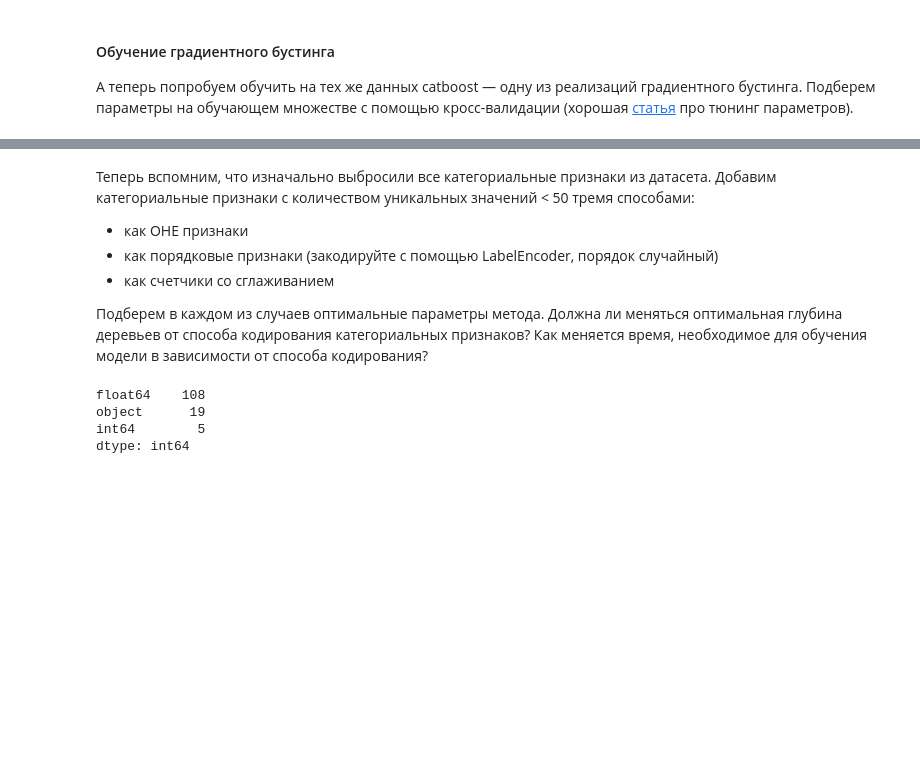
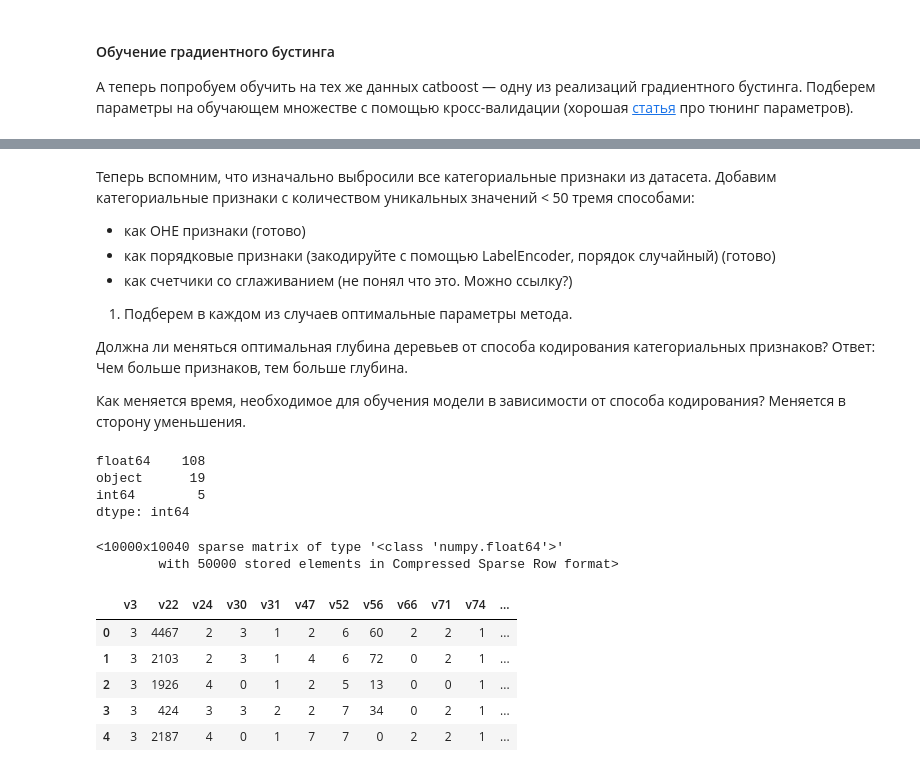
Before and after one commit to vbaryshev4/Data_Science, a Jupyter notebook: hw05/task5.ipynb, the cells around one changed output, grey strips where cells are left out. Saved outputs shown, nothing was run; the diff lists cells and outputs as text; code cells hidden in the pictures; blank space fills up the shorter version.

```diff
--- a/hw05/task5.ipynb
+++ b/hw05/task5.ipynb
@@ -163,9 +155,14 @@ x_train, x_test, y_train, y_test = train_test_split()
 from sklearn.metrics import f1_score, recall_score, precision_score
 # %% [markdown]
 Теперь вспомним, что изначально выбросили все категориальные признаки из датасета. Добавим категориальные признаки с количеством уникальных значений < 50 тремя способами:
-* как OHE признаки
-* как порядковые признаки (закодируйте с помощью LabelEncoder, порядок случайный)
-* как счетчики со сглаживанием
+* как OHE признаки (готово)
+* как порядковые признаки (закодируйте с помощью LabelEncoder, порядок случайный) (готово)
+* как счетчики со сглаживанием (не понял что это. Можно ссылку?)
 
-Подберем в каждом из случаев оптимальные параметры метода. Должна ли меняться оптимальная глубина деревьев от способа кодирования категориальных признаков? Как меняется время, необходимое для обучения модели в зависимости от способа кодирования?
+1) Подберем в каждом из случаев оптимальные параметры метода.
+
+Должна ли меняться оптимальная глубина деревьев от способа кодирования категориальных признаков?
+Ответ: Чем больше признаков, тем больше глубина.
+
+Как меняется время, необходимое для обучения модели в зависимости от способа кодирования? Меняется в сторону уменьшения.
 # %%
@@ -183,6 +180,38 @@ object      19
 int64        5
 dtype: int64
 # %%
+# Маски по заголовкам
 all_numerical_column_names = list(filter(lambda elem : data[elem].dtype == 'float64',  data.columns))
 all_int_column_names = list(filter(lambda elem : data[elem].dtype == 'int64',  data.columns))
 all_object_column_names = list(filter(lambda elem : data[elem].dtype == 'object',  data.columns))
+
+# Разбивка data по типам и заполнение пропусков
+num_data = data.loc[:, all_numerical_column_names].fillna(0)
+int_data = data.loc[:, all_int_column_names].fillna(-1)
+obj_data = data.loc[:, all_object_column_names].fillna('0')
+# %%
+from sklearn.preprocessing import OneHotEncoder
+
+# Применим OneHoteEncoding только для категориальных целочисленных признаков
+ohencoder = OneHotEncoder(sparse = True)
+ohencoded_int_data = ohencoder.fit_transform(int_data)
+ohencoded_int_data
+# %% [output]
+<10000x10040 sparse matrix of type '<class 'numpy.float64'>'
+        with 50000 stored elements in Compressed Sparse Row format>
+# %%
+from sklearn import preprocessing
+
+# Применим LabelEncoder только для данных типа object
+le = preprocessing.LabelEncoder()
+le_obj_data = pd.DataFrame()
+for feature in obj_data.columns:
+    le_obj_data[feature]=le.fit_transform(obj_data[feature])
+le_obj_data.head()
+# %% [output]
+|  | v3 | v22 | v24 | v30 | v31 | v47 | v52 | v56 | v66 | v71 | v74 | ... |
+| 0 | 3 | 4467 | 2 | 3 | 1 | 2 | 6 | 60 | 2 | 2 | 1 | ... |
+| 1 | 3 | 2103 | 2 | 3 | 1 | 4 | 6 | 72 | 0 | 2 | 1 | ... |
+| 2 | 3 | 1926 | 4 | 0 | 1 | 2 | 5 | 13 | 0 | 0 | 1 | ... |
+| 3 | 3 | 424 | 3 | 3 | 2 | 2 | 7 | 34 | 0 | 2 | 1 | ... |
+| 4 | 3 | 2187 | 4 | 0 | 1 | 7 | 7 | 0 | 2 | 2 | 1 | ... |
```
Also changed, not shown: parts of 12 cells of this notebook, 4 other files.
